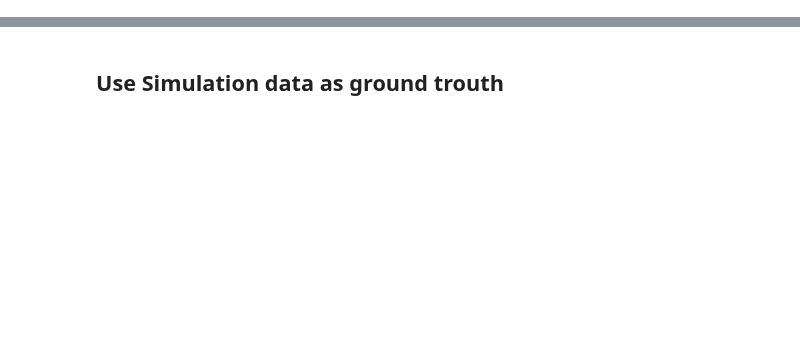
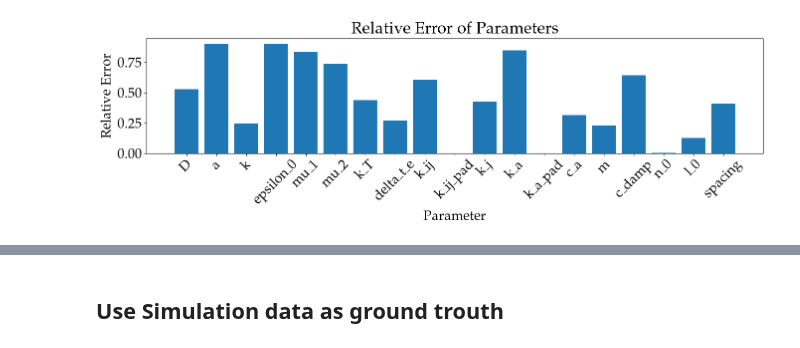
Before and after one commit to LukasBremer/SMM_AdODE_2D, a Jupyter notebook: adode_cluster/SpringMassModel/FullDomain.ipynb, the cells around one changed output, grey strips where cells are left out. Saved outputs shown, nothing was run; the diff lists cells and outputs as text; code cells hidden in the pictures; blank space fills up the shorter version.

```diff
--- a/adode_cluster/SpringMassModel/FullDomain.ipynb
+++ b/adode_cluster/SpringMassModel/FullDomain.ipynb
@@ -171,3 +246,10 @@ Simulation_MSD = simple_simulation(define_MSD,
                             t_evals,
                             kwargs_sys,
                             kwargs_adoptODE)
+# %%
+with h5py.File('../data/SpringMassModel/EtaSweep/FullDomain_len10lr20.h5', 'r') as f:
+    u_sol_cluster = f['u_sol'][0]
+    u_cluster = f['u'][0]
+    params_train = f["params_train"].attrs  # Access the attributes of the group
+    extracted_params = {key: params_train[key] for key in params_train}
+    f.close()
@@ -173,0 +281,25 @@ Simulation_MSD = simple_simulation(define_MSD,
+# %%
+# Get the parameter names
+param_names = list(params_true.keys())
+# Calculate the relative error for each parameter
+relative_errors = []
+
+for param_name in param_names:
+
+    real_value = params_true.get(param_name, np.nan)
+    train_value = extracted_params.get(param_name, np.nan)
+    if np.isnan(real_value) or np.isnan(train_value):
+        relative_errors.append(np.nan)
+    else:
+        relative_error = np.abs((train_value - real_value) / real_value)
+        relative_errors.append(relative_error)
+# Plot the relative errors
+plt.figure(figsize=(16, 3))
+plt.bar(param_names, relative_errors)
+plt.xlabel('Parameter')
+plt.ylabel('Relative Error')
+plt.title('Relative Error of Parameters')
+plt.xticks(rotation=45)
+plt.show()
+# %% [output]
+[figure, added]
```
Also changed, not shown: parts of 18 cells of this notebook, 2 other files.
